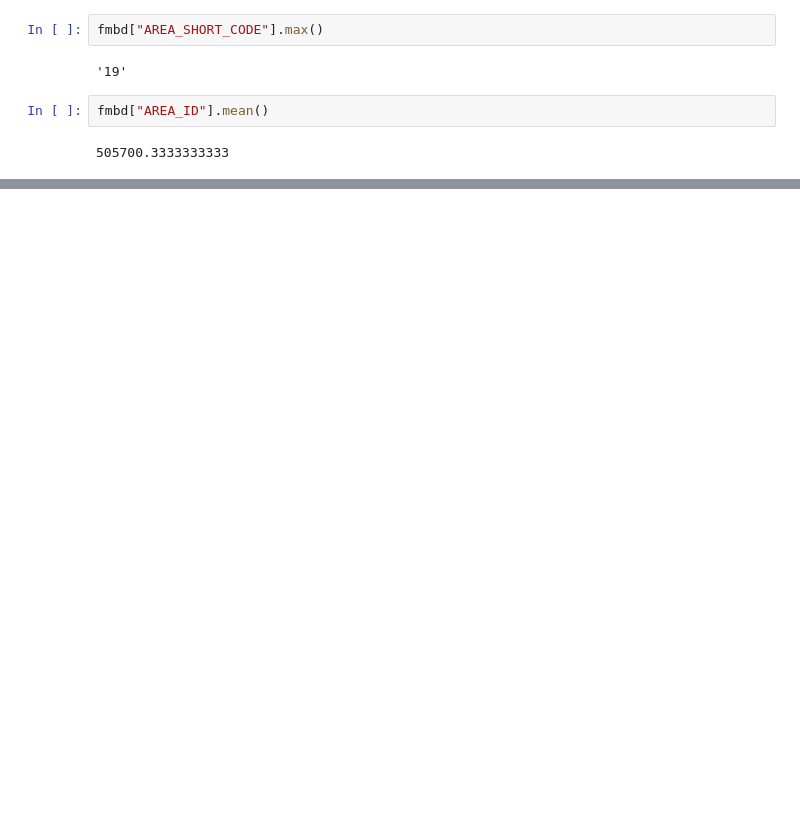
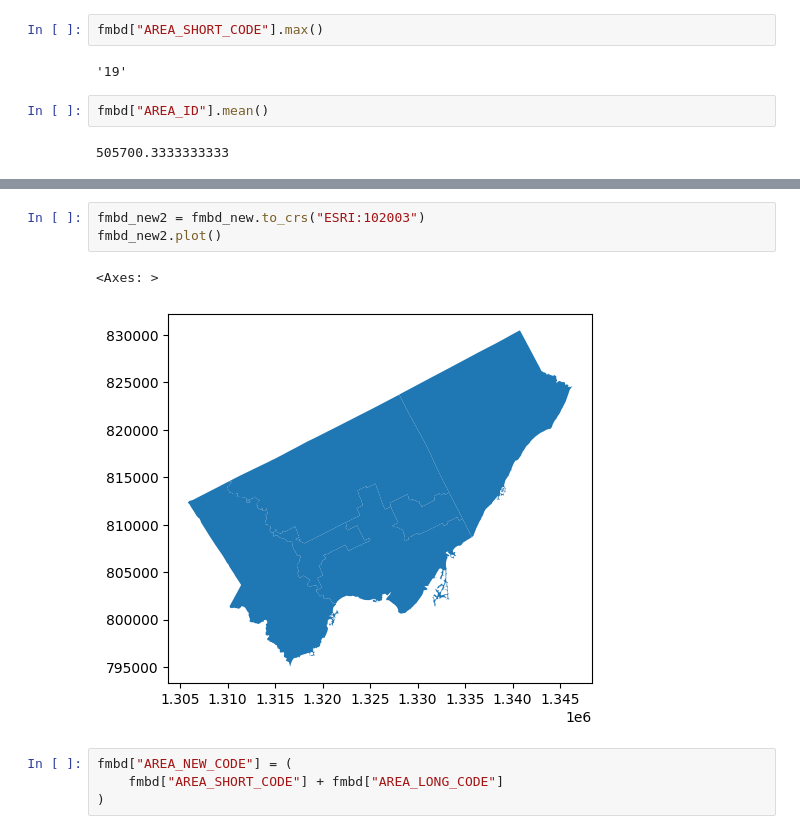
Before and after one commit to cghr-toronto/msa-2024-internship, a Jupyter notebook: experiments/manipulate.ipynb, the cells around one changed output, grey strips where cells are left out. Drawn from its saved outputs; the diff is of its cells as text; blank space fills up the shorter version.

```diff
--- a/experiments/manipulate.ipynb
+++ b/experiments/manipulate.ipynb
@@ -30,0 +43,10 @@ fmbd["AREA_ID"].mean()
+# %%
+fmbd_new2 = fmbd_new.to_crs("ESRI:102003")
+fmbd_new2.plot()
+# %% [output]
+<Axes: >
+[figure, added]
+# %%
+fmbd["AREA_NEW_CODE"] = (
+    fmbd["AREA_SHORT_CODE"] + fmbd["AREA_LONG_CODE"]
+)
```
Also changed, not shown: parts of 4 cells of this notebook.
